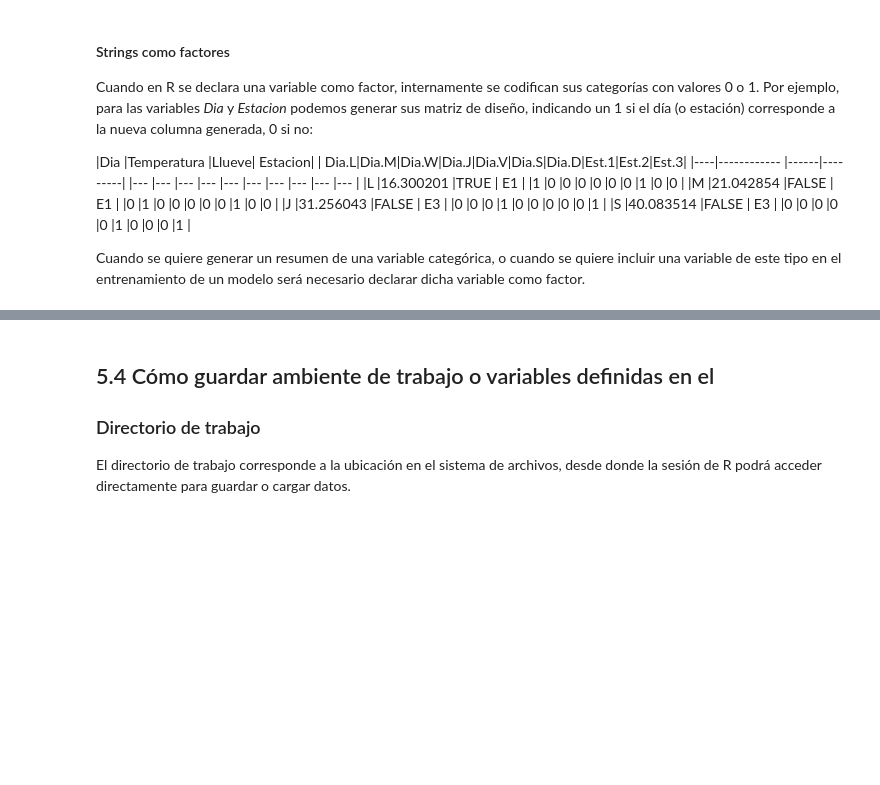
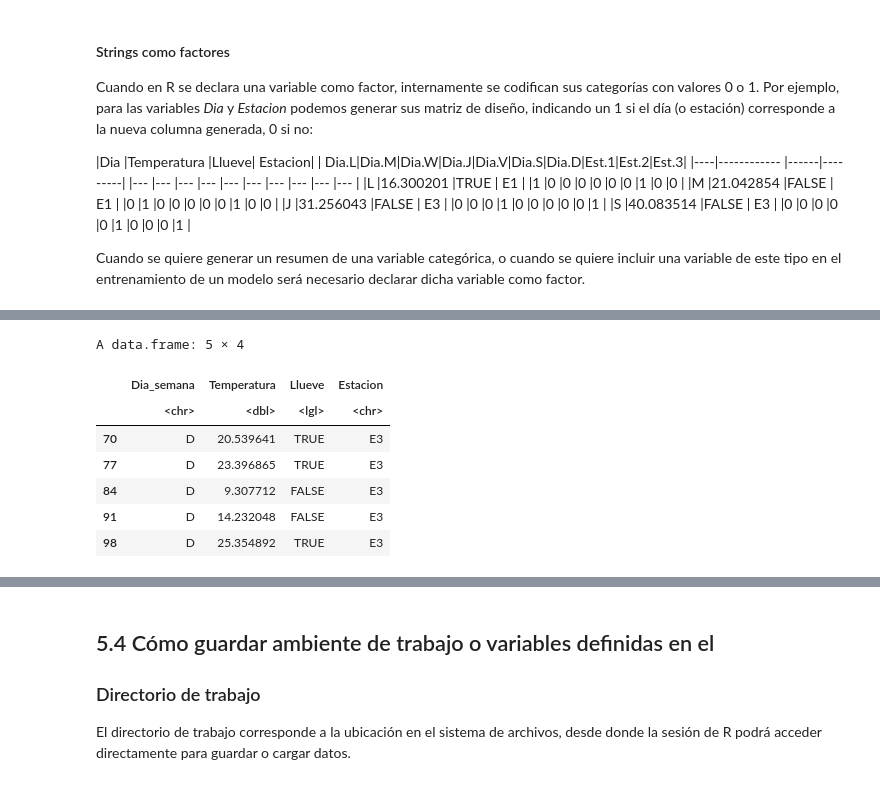
Before and after one commit to HaroldConley/diplomado_BD, a Jupyter notebook: Clase2/Clase_2_03_mini_taller.ipynb, the cells around one changed output, grey strips where cells are left out. Cells and saved outputs as stored; diff of their text form; code cells hidden in the pictures; blank space fills up the shorter version.

```diff
--- a/Clase2/Clase_2_03_mini_taller.ipynb
+++ b/Clase2/Clase_2_03_mini_taller.ipynb
@@ -174,7 +277,18 @@ Cuando en R se declara una variable como factor, internamente se codifican sus c
 # %%
 # Si queremos ver esa misma fila de la tabla precipitaciones.
 
 
 # Se sabe que la Estación E3 falla todos los días domingo, por lo que se quiere eliminar tales registros de la tabla. Elimínelos!
+precipitaciones[(precipitaciones["Estacion"] == "E3" & precipitaciones["Dia_semana"] == "D"),]
+precipitaciones <- precipitaciones[- which(precipitaciones["Estacion"] == "E3" & precipitaciones["Dia_semana"] == "D"),]
+# %% [output]
+A data.frame: 5 × 4
+|  | Dia_semana | Temperatura | Llueve | Estacion |
+|  | <chr> | <dbl> | <lgl> | <chr> |
+| 70 | D | 20.539641 | TRUE | E3 |
+| 77 | D | 23.396865 | TRUE | E3 |
+| 84 | D | 9.307712 | FALSE | E3 |
+| 91 | D | 14.232048 | FALSE | E3 |
+| 98 | D | 25.354892 | TRUE | E3 |
 # %%
 dim(precipitaciones)
```
Also changed, not shown: parts of 9 cells of this notebook.
